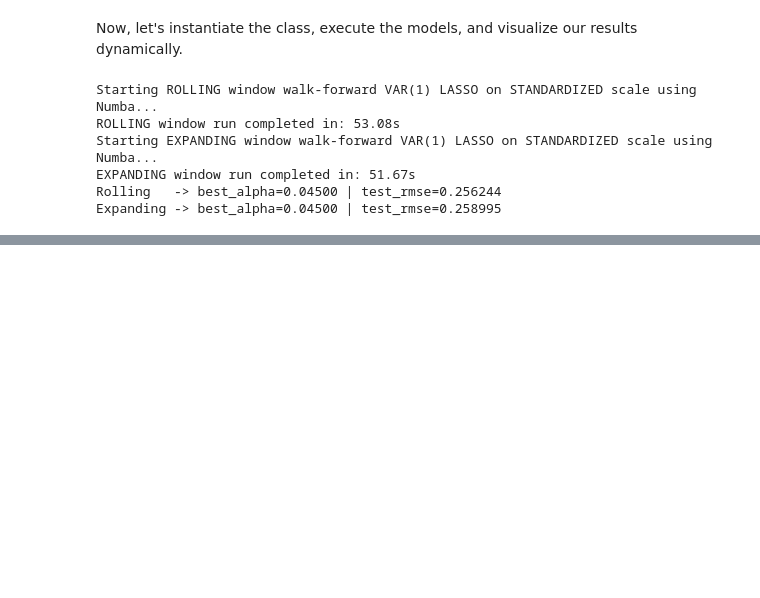
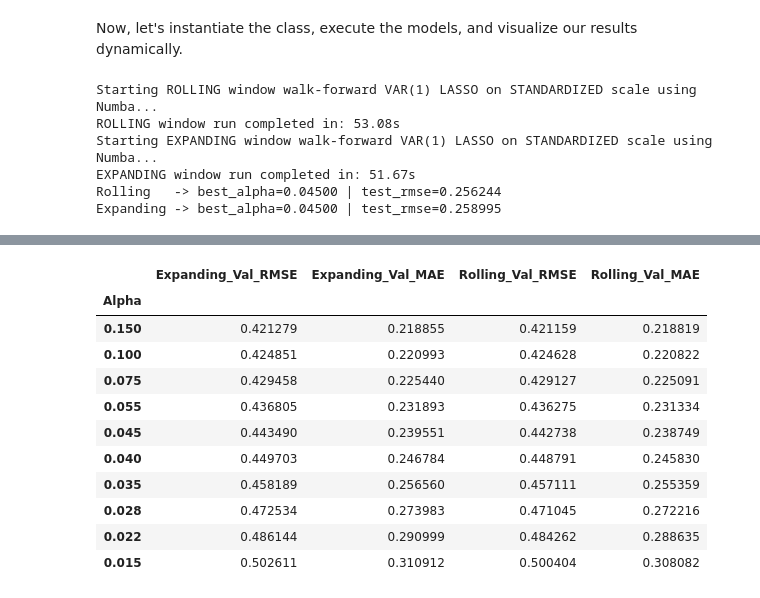
Before and after one commit to Deangr-econ/Stock_volatility, a Jupyter notebook: Stock_Vol.ipynb, the cells around one changed output, grey strips where cells are left out. Saved outputs shown, nothing was run; the diff lists cells and outputs as text; code cells hidden in the pictures; blank space fills up the shorter version.

```diff
--- a/Stock_Vol.ipynb
+++ b/Stock_Vol.ipynb
@@ -880,3 +1027,20 @@ Starting EXPANDING window walk-forward VAR(1) LASSO on STANDARDIZED scale using
+# %%
+import pandas as pd
+# Print the exact lasso validation breakdown DataFrame stored in the results tuple
+display(results[2])
+# %% [output]
+|  | Expanding_Val_RMSE | Expanding_Val_MAE | Rolling_Val_RMSE | Rolling_Val_MAE |
+| Alpha |  |  |  |  |
+| 0.150 | 0.421279 | 0.218855 | 0.421159 | 0.218819 |
+| 0.100 | 0.424851 | 0.220993 | 0.424628 | 0.220822 |
+| 0.075 | 0.429458 | 0.225440 | 0.429127 | 0.225091 |
+| 0.055 | 0.436805 | 0.231893 | 0.436275 | 0.231334 |
+| 0.045 | 0.443490 | 0.239551 | 0.442738 | 0.238749 |
+| 0.040 | 0.449703 | 0.246784 | 0.448791 | 0.245830 |
+| 0.035 | 0.458189 | 0.256560 | 0.457111 | 0.255359 |
+| 0.028 | 0.472534 | 0.273983 | 0.471045 | 0.272216 |
+| 0.022 | 0.486144 | 0.290999 | 0.484262 | 0.288635 |
+| 0.015 | 0.502611 | 0.310912 | 0.500404 | 0.308082 |
 # %%
 import time
 import numpy as np
```
Also changed, not shown: parts of 4 cells of this notebook.
